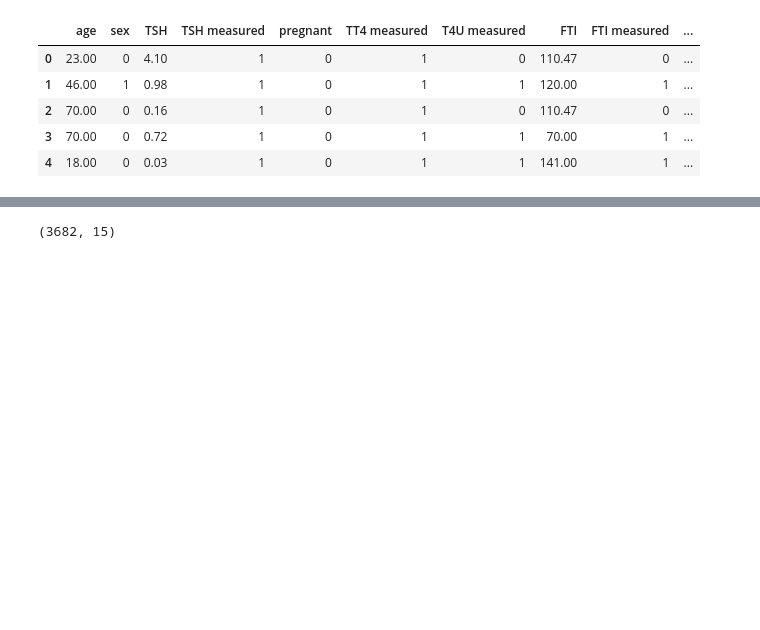
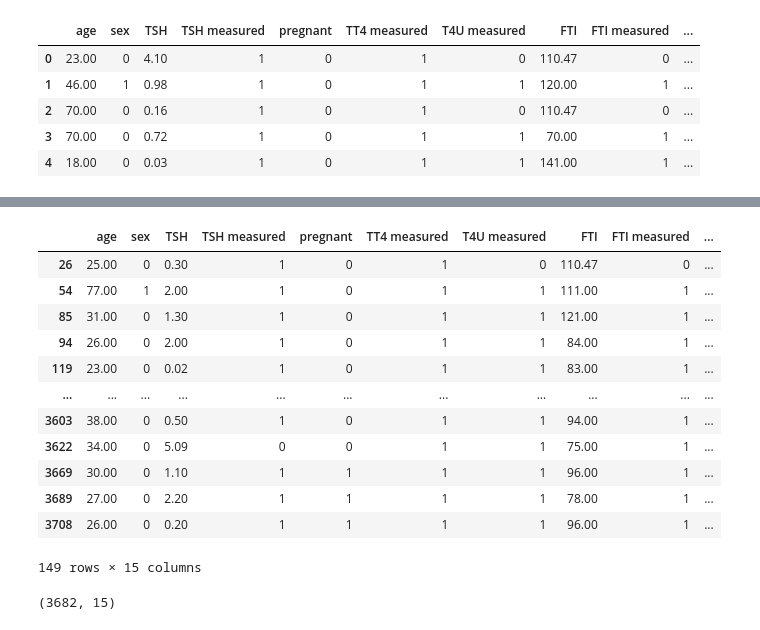
Before and after one commit to Ranjit-Singh-786/Thyroid-Disease_ML-Project, a Jupyter notebook: model Training.ipynb, the cells around one changed output, grey strips where cells are left out. Cells and saved outputs as stored; diff of their text form; code cells hidden in the pictures; blank space fills up the shorter version.

```diff
--- a/model Training.ipynb
+++ b/model Training.ipynb
@@ -62,3 +62,19 @@ df.head()
+# %%
+df[df['labels']==1]
+# %% [output]
+|  | age | sex | TSH | TSH measured | pregnant | TT4 measured | T4U measured | FTI | FTI measured | ... |
+| 26 | 25.00 | 0 | 0.30 | 1 | 0 | 1 | 0 | 110.47 | 0 | ... |
+| 54 | 77.00 | 1 | 2.00 | 1 | 0 | 1 | 1 | 111.00 | 1 | ... |
+| 85 | 31.00 | 0 | 1.30 | 1 | 0 | 1 | 1 | 121.00 | 1 | ... |
+| 94 | 26.00 | 0 | 2.00 | 1 | 0 | 1 | 1 | 84.00 | 1 | ... |
+| 119 | 23.00 | 0 | 0.02 | 1 | 0 | 1 | 1 | 83.00 | 1 | ... |
+| ... | ... | ... | ... | ... | ... | ... | ... | ... | ... | ... |
+| 3603 | 38.00 | 0 | 0.50 | 1 | 0 | 1 | 1 | 94.00 | 1 | ... |
+| 3622 | 34.00 | 0 | 5.09 | 0 | 0 | 1 | 1 | 75.00 | 1 | ... |
+| 3669 | 30.00 | 0 | 1.10 | 1 | 1 | 1 | 1 | 96.00 | 1 | ... |
+| 3689 | 27.00 | 0 | 2.20 | 1 | 1 | 1 | 1 | 78.00 | 1 | ... |
+| 3708 | 26.00 | 0 | 0.20 | 1 | 1 | 1 | 1 | 96.00 | 1 | ... |
+149 rows × 15 columns
 # %%
 scaled_data.shape
 # %% [output]
```
Also changed, not shown: parts of 1 cell of this notebook, 5 other files.
